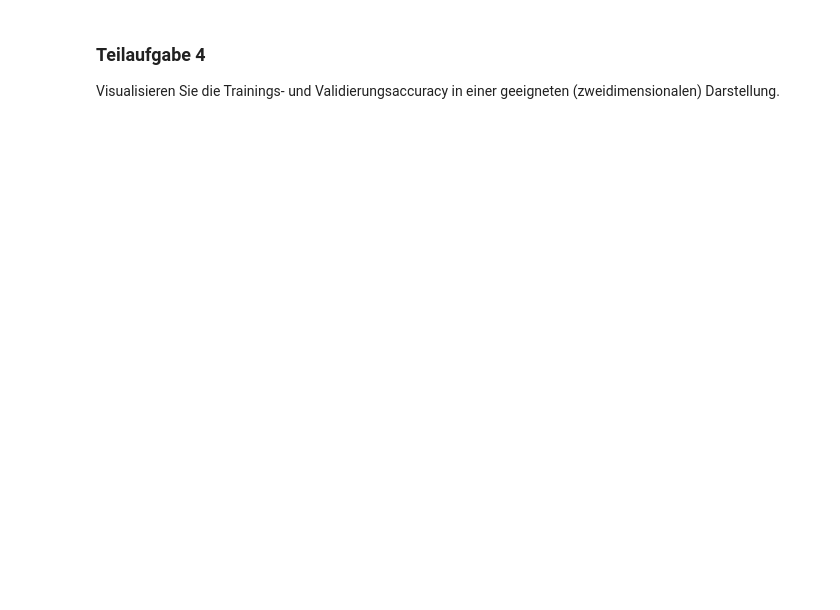
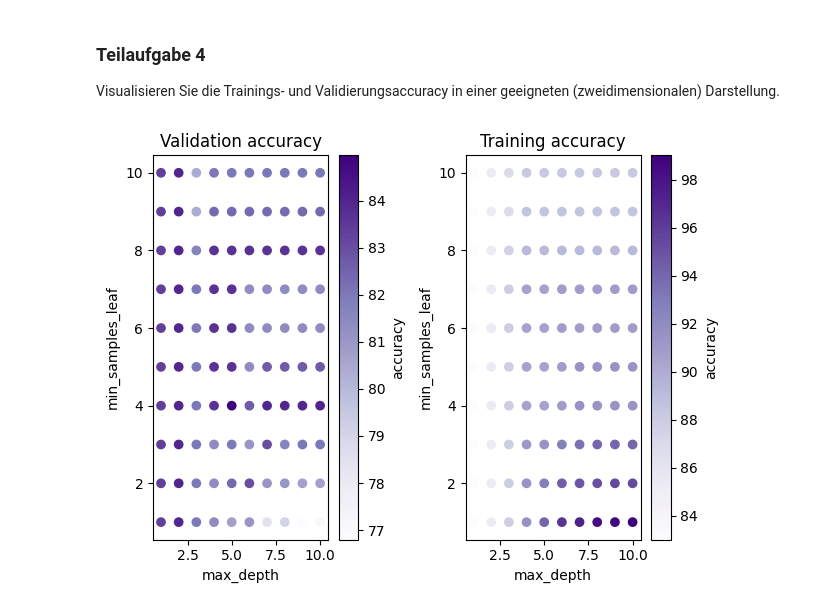
Before and after one commit to MartinElsaesser/data-science, a Jupyter notebook: exercises/exercise5/exercise5.ipynb, the cells around one changed output. Saved outputs shown, nothing was run; the diff lists cells and outputs as text; code cells hidden in the pictures; blank space fills up the shorter version.

```diff
--- a/exercises/exercise5/exercise5.ipynb
+++ b/exercises/exercise5/exercise5.ipynb
@@ -10,0 +59,3 @@ Der Anteil der Patienten mit HeartDisease=1 soll in allen drei Gruppen gleich gr
+# %%
+X_catcols = X.select_dtypes(exclude=np.number).columns.tolist()
+X_catcols
@@ -12,3 +151,26 @@ Der Anteil der Patienten mit HeartDisease=1 soll in allen drei Gruppen gleich gr
 ### Teilaufgabe 2
 
 Erstellen Sie einen DecisionTreeClassifier auf den neu erstellten Trainingsdaten und variieren Sie `max_depth` und `min_samples_leaf` jeweils im Bereich {1,2,...,10}.
+# %%
+from sklearn import tree
+from sklearn.metrics import accuracy_score
+
+
+results = []
+for max_depth in range(1,11):
+	for min_samples_leaf in range(1,11):
+		# fit tree
+		clf = tree.DecisionTreeClassifier ( max_depth=max_depth, min_samples_leaf=min_samples_leaf, random_state=42 )
+		clf.fit ( X_train, y_train )
+
+		# predict on train and validation set
+		pred_train = clf.predict(X_train)
+		pred_validation   = clf.predict(X_validation)
+
+		results.append({
+			"max_depth": max_depth,
+			"min_samples_leaf": min_samples_leaf,
+			"pred_train": pred_train,
+			"pred_validation": pred_validation,
+		})
+results
@@ -20,6 +249,27 @@ Berechnen Sie die Einträge der Konfusionsmatrix sowie die Accuracy-Werte auf Tr
 ### Teilaufgabe 4
 
 Visualisieren Sie die Trainings- und Validierungsaccuracy in einer geeigneten (zweidimensionalen) Darstellung.
+# %%
+import matplotlib.pyplot as plt
+
+fig, axes = plt.subplots(1, 2)
+
+
+axes[0].scatter(df_metrics["max_depth"], df_metrics["min_samples_leaf"], c=df_metrics["accuracy_validation"]*100, cmap="Purples")
+axes[0].set_xlabel("max_depth")
+axes[0].set_ylabel("min_samples_leaf")
+axes[0].set_title("Validation accuracy")
+fig.colorbar(axes[0].collections[0], ax=axes[0], label="accuracy")
+
+axes[1].scatter(df_metrics["max_depth"], df_metrics["min_samples_leaf"], c=df_metrics["accuracy_train"]*100, cmap="Purples")
+axes[1].set_xlabel("max_depth")
+axes[1].set_ylabel("min_samples_leaf")
+axes[1].set_title("Training accuracy")
+fig.colorbar(axes[1].collections[0], ax=axes[1], label="accuracy")
+
+fig.tight_layout()
+# %% [output]
+[figure, added]
 # %% [markdown]
 ### Teilaufgabe 5
 
```
Also changed, not shown: parts of 11 cells of this notebook.
